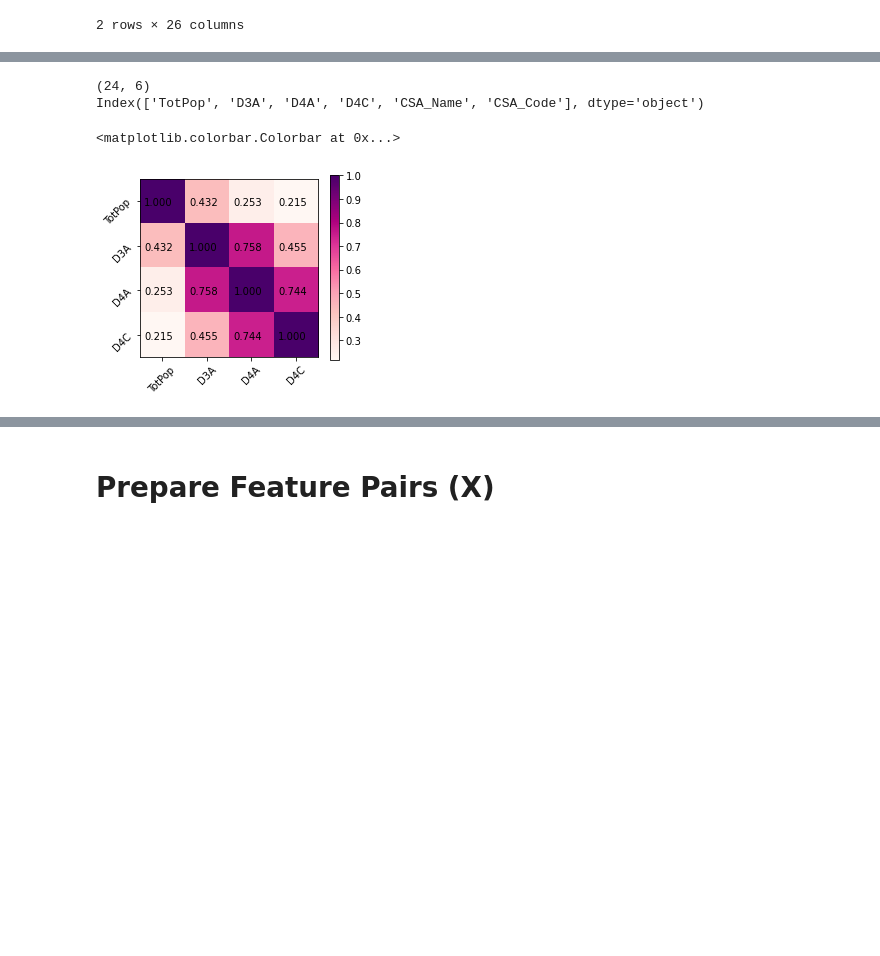
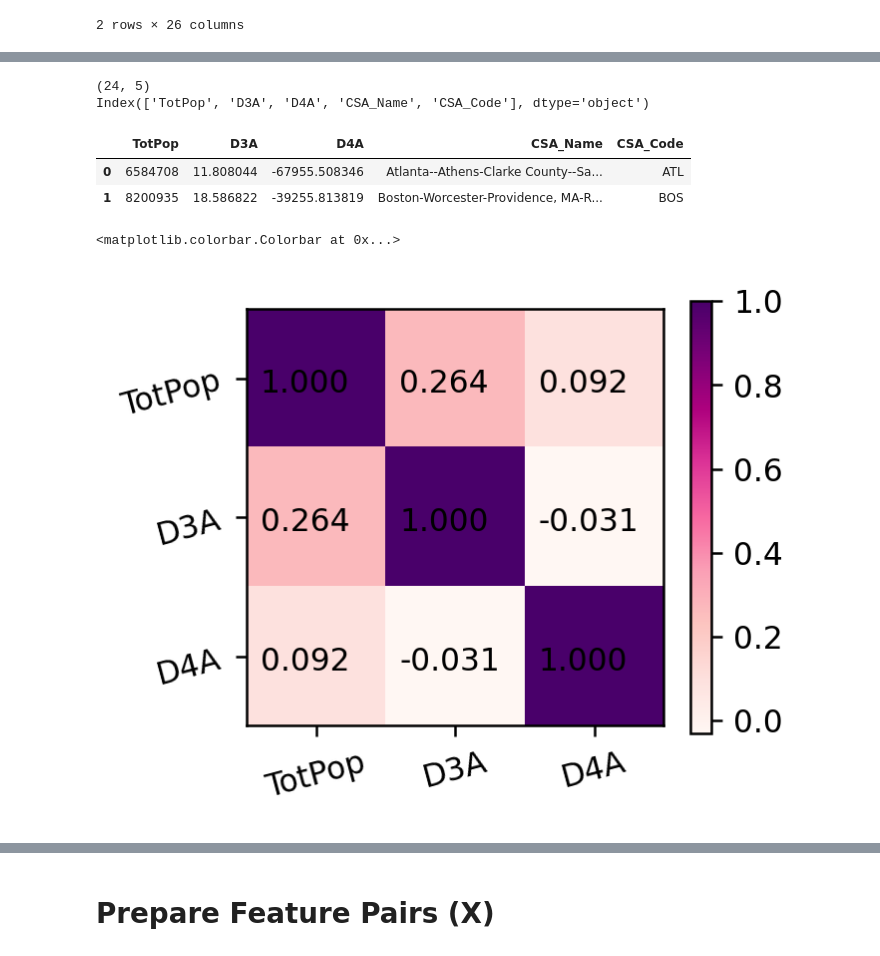
Before and after one commit to khzhang2/Air_Traffic, a Jupyter notebook: Model - Deep Gravity.ipynb, the cells around one changed output, grey strips where cells are left out. Drawn from its saved outputs; the diff is of its cells as text; code cells hidden in the pictures; blank space fills up the shorter version.

```diff
--- a/Model - Deep Gravity.ipynb
+++ b/Model - Deep Gravity.ipynb
@@ -20,3 +22,13 @@ from torch.utils.data import TensorDataset
 us_CSA = pd.read_csv('./data/us_CSA.csv', index_col=0)
 OD_df = pd.read_csv('./outputs/201904_OD_CSA.csv', index_col=0).sort_index(axis=0).sort_index(axis=1)
 CSA_df = pd.read_csv('./data/CSA_df.csv')
+# %%
+combined_airports3 = ['NYC', 'WAS']
+OD_df.loc[combined_airports3] = OD_df.loc[combined_airports3]/3
+OD_df[combined_airports3] = OD_df[combined_airports3]/3
+OD_df.loc[combined_airports3, combined_airports3] = OD_df.loc[combined_airports3, combined_airports3]*3
+
+combined_airports2 = ['CHI', 'MIA']
+OD_df.loc[combined_airports2] = OD_df.loc[combined_airports2]/2
+OD_df[combined_airports2] = OD_df[combined_airports2]/2
+OD_df.loc[combined_airports2, combined_airports2] = OD_df.loc[combined_airports2, combined_airports2]*2
@@ -47,25 +64,39 @@ data_X.head(2)
 | 0 | 6584708 | 142257 | 759558 | 1449909 | 2970375 | 668868 | 969644 | 1331863 | 4.184264 | 2.193174 | ... |
 | 1 | 8200935 | 349774 | 1079810 | 1704849 | 3823517 | 825804 | 1051349 | 1946364 | 13.357811 | 5.484528 | ... |
 # %%
-data_X = data_X.drop(['AutoOwn0', 'AutoOwn1', 'AutoOwn2p', 'TotEmp', 'E_LowWageW', 'E_MedWageW', 'E_HiWageWk', 'D1B', 'D1C', 'D4D', 'D4B050', 'D5AE', 'D5AR', 'NatWalkInd'], axis=1)
+data_X = data_X.drop(['D4C', 'AutoOwn0', 'AutoOwn1', 'AutoOwn2p', 'TotEmp', 'E_LowWageW', 'E_MedWageW', 'E_HiWageWk', 'D1B', 'D1C', 'D4D', 'D4B050', 'D5AE', 'D5AR', 'NatWalkInd'], axis=1)
 print(data_X.shape)
 data_X.head(2)
 att_lst = data_X.iloc[:, :data_X.shape[0]-2].columns
 print(att_lst)
+data_X.head(2)
 # %% [output]
-(24, 6)
-Index(['TotPop', 'D3A', 'D4A', 'D4C', 'CSA_Name', 'CSA_Code'], dtype='object')
+(24, 5)
+Index(['TotPop', 'D3A', 'D4A', 'CSA_Name', 'CSA_Code'], dtype='object')
+|  | TotPop | D3A | D4A | CSA_Name | CSA_Code |
+| 0 | 6584708 | 11.808044 | -67955.508346 | Atlanta--Athens-Clarke County--Sa... | ATL |
+| 1 | 8200935 | 18.586822 | -39255.813819 | Boston-Worcester-Providence, MA-R... | BOS |
+# %%
+data_X.index = data_X['CSA_Code']
+data_X.loc[combined_airports3, ['TotPop', 'D3A', 'D4A']] = data_X.loc[combined_airports3, ['TotPop', 'D3A', 'D4A']]/3
+data_X.loc[combined_airports2, ['TotPop', 'D3A', 'D4A']] = data_X.loc[combined_airports2, ['TotPop', 'D3A', 'D4A']]/2
+data_X.index = range(data_X.shape[0])
+# %%
+# standardize data_X
+data_X_f = data_X.loc[:, ['TotPop', 'D3A', 'D4A']]
+scalar_data_X_feature = preprocessing.StandardScaler().fit(np.array(data_X_f))
+data_X.loc[:, ['TotPop', 'D3A', 'D4A']] = scalar_data_X_feature.transform(np.array(data_X_f))
 # %%
-plt.figure(figsize=[4, 4])
-heat_plot_data_X = data_X.iloc[:, :4]
+plt.figure(figsize=[3, 3], dpi=225)
+heat_plot_data_X = data_X.iloc[:, :3]
 plt.imshow(heat_plot_data_X.corr(), cmap='RdPu')
-for i in range(4):  # 4 features, number may subject to change
-    for j in range(4):
+for i in range(3):  # 1 features, number may subject to change
+    for j in range(3):
         plt.text(i-0.4, j+0.1, '%.3f'%(heat_plot_data_X.corr().iloc[i, j]))
-plt.xticks(range(4), list(heat_plot_data_X.columns), rotation = 45)
-plt.yticks(range(4), list(heat_plot_data_X.columns), rotation = 45)
+plt.xticks(range(3), list(heat_plot_data_X.columns), rotation = 15)
+plt.yticks(range(3), list(heat_plot_data_X.columns), rotation = 15)
 plt.colorbar(shrink=0.85)
 # %% [output]
 <matplotlib.colorbar.Colorbar at 0x...>
-[figure, old version]
+[figure, new version]
 # %%
```
Also changed, not shown: parts of 16 cells of this notebook.
